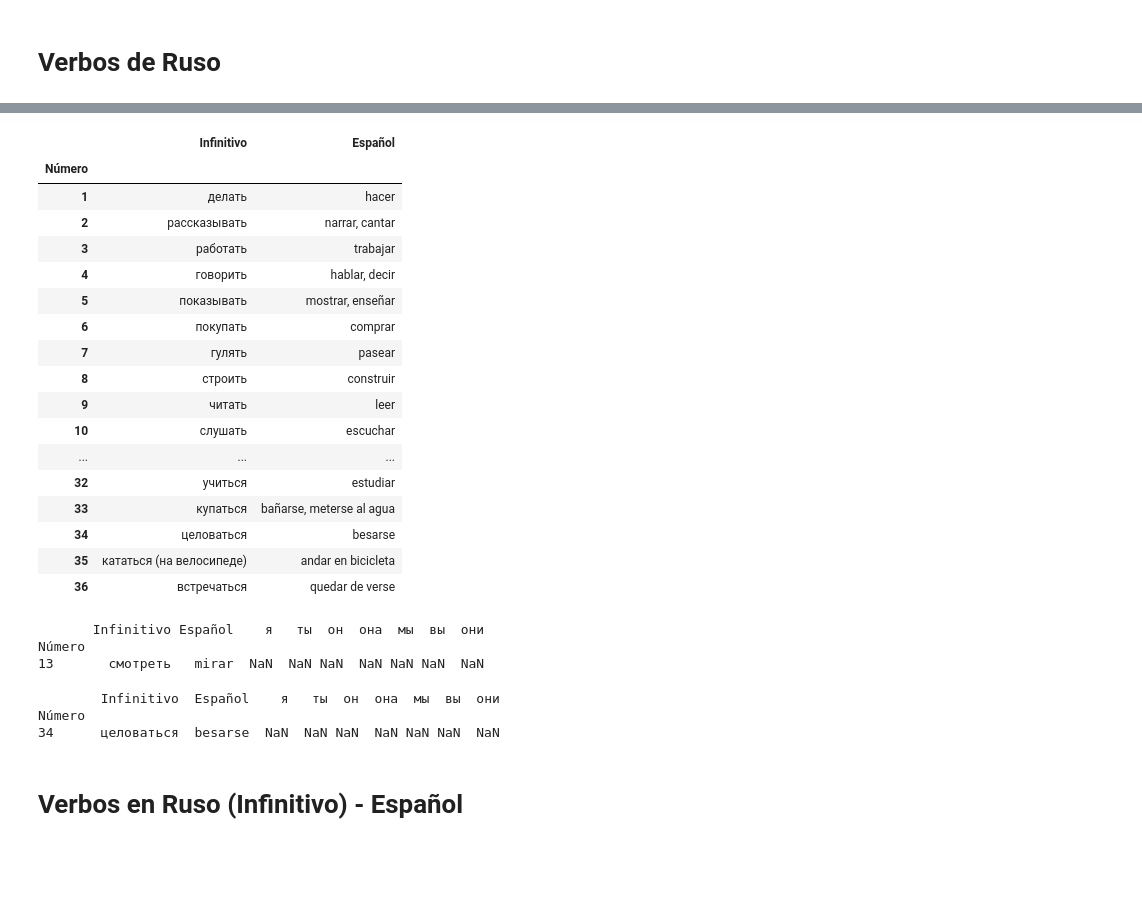
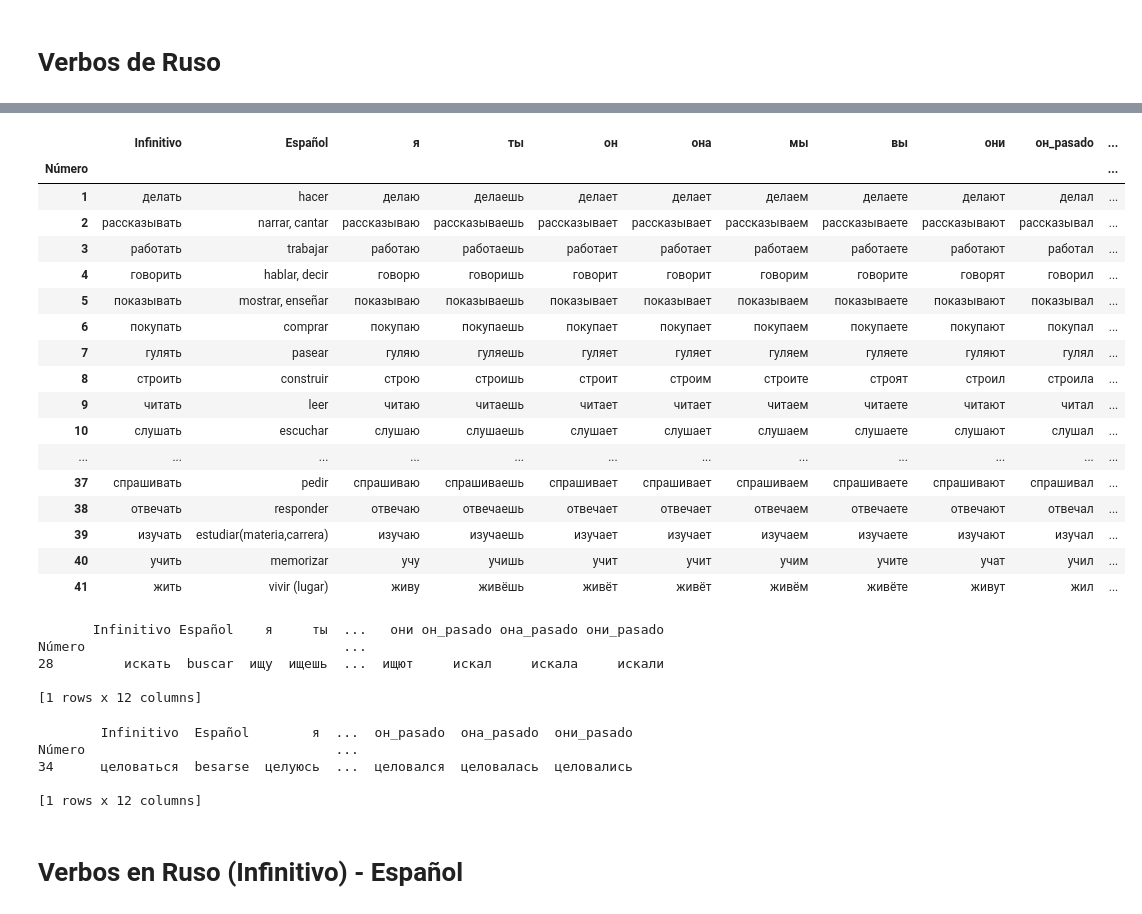
Before and after one commit to Sandiihers/Mis_collabs, a Jupyter notebook: Ruso_compartir.ipynb, the cells around one changed output, grey strips where cells are left out. Drawn from its saved outputs; the diff is of its cells as text; code cells hidden in the pictures; blank space fills up the shorter version.

```diff
--- a/Ruso_compartir.ipynb
+++ b/Ruso_compartir.ipynb
@@ -15,2 +31,4 @@ from IPython.display import Audio #Import Audio method from IPython's Display Cl
 # %%
-df=pd.read_csv('/content/drive/MyDrive/Ruso/Ruso verbos.csv')
+#df=pd.read_csv('aquí pegan la ruta')
+#ejemplo:
+df=pd.read_csv('/content/drive/MyDrive/Ruso_compartir/Ruso verbos.csv')
@@ -33,31 +37,41 @@ Successfully installed gTTS-2.2.3
 df.columns = df.columns.str.strip()
 df['Infinitivo'] = df['Infinitivo'].str.strip()
 df['Español'] = df['Español'].str.strip()
+df['я'] = df['я'].str.strip()
+df['ты'] = df['ты'].str.strip()
+df['он'] = df['он'].str.strip()
+df['она'] = df['она'].str.strip()
+df['мы'] = df['мы'].str.strip()
+df['вы'] = df['вы'].str.strip()
+df['они'] = df['они'].str.strip()
+df['он_pasado'] = df['он_pasado'].str.strip()
+df['она_pasado'] = df['она_pasado'].str.strip()
+df['они_pasado'] = df['они_pasado'].str.strip()
 #https://raullg.com/blog/pandas-eliminar-espacios-nombres-de-columnas-en-python/
 # %%
 #Escoger indices
 df.set_index("Número",inplace=True)
 # %%
 #que solo nos muestre estas columnas
-df.loc[:, ['Infinitivo', 'Español']]
+df
 # %% [output]
-|  | Infinitivo | Español |
-| Número |  |  |
-| 1 | делать | hacer |
-| 2 | рассказывать | narrar, cantar |
-| 3 | работать | trabajar |
-| 4 | говорить | hablar, decir |
-| 5 | показывать | mostrar, enseñar |
-| 6 | покупать | comprar |
-| 7 | гулять | pasear |
-| 8 | строить | construir |
-| 9 | читать | leer |
-| 10 | слушать | escuchar |
-| ... | ... | ... |
-| 32 | учиться | estudiar |
-| 33 | купаться | bañarse, meterse al agua |
-| 34 | целоваться | besarse |
-| 35 | кататься (на велосипеде) | andar en bicicleta |
-| 36 | встречаться | quedar de verse |
+|  | Infinitivo | Español | я | ты | он | она | мы | вы | они | он_pasado | ... |
+| Número |  |  |  |  |  |  |  |  |  |  | ... |
+| 1 | делать | hacer | делаю | делаешь | делает | делает | делаем | делаете | делают | делал | ... |
+| 2 | рассказывать | narrar, cantar | рассказываю | рассказываешь | рассказывает | рассказывает | рассказываем | рассказываете | рассказывают | рассказывал | ... |
+| 3 | работать | trabajar | работаю | работаешь | работает | работает | работаем | работаете | работают | работал | ... |
+| 4 | говорить | hablar, decir | говорю | говоришь | говорит | говорит | говорим | говорите | говорят | говорил | ... |
+| 5 | показывать | mostrar, enseñar | показываю | показываешь | показывает | показывает | показываем | показываете | показывают | показывал | ... |
+| 6 | покупать | comprar | покупаю | покупаешь | покупает | покупает | покупаем | покупаете | покупают | покупал | ... |
+| 7 | гулять | pasear | гуляю | гуляешь | гуляет | гуляет | гуляем | гуляете | гуляют | гулял | ... |
+| 8 | строить | construir | строю | строишь | строит | строим | строите | строят | строил | строила | ... |
+| 9 | читать | leer | читаю | читаешь | читает | читает | читаем | читаете | читают | читал | ... |
+| 10 | слушать | escuchar | слушаю | слушаешь | слушает | слушает | слушаем | слушаете | слушают | слушал | ... |
+| ... | ... | ... | ... | ... | ... | ... | ... | ... | ... | ... | ... |
+| 37 | спрашивать | pedir | спрашиваю | спрашиваешь | спрашивает | спрашивает | спрашиваем | спрашиваетe | спрашивают | спрашивал | ... |
+| 38 | отвечать | responder | отвечаю | отвечаешь | отвечает | отвечает | отвечаем | отвечаете | отвечают | отвечал | ... |
+| 39 | изучать | estudiar(materia,carrera) | изучаю | изучаешь | изучает | изучает | изучаем | изучаете | изучают | изучал | ... |
+| 40 | учить | memorizar | учу | учишь | учит | учит | учим | учите | учат | учил | ... |
+| 41 | жить | vivir (lugar) | живу | живёшь | живёт | живёт | живём | живёте | живут | жил | ... |
 # %%
 #Función para buscar palabras
@@ -68,17 +82,21 @@ def buscar_por_ruso(x):
   str(x)
   print(df.loc[df['Infinitivo'].str.contains(x)])
 # %%
-buscar_por_espaniol('mirar')
+buscar_por_espaniol('buscar')
 # %% [output]
-       Infinitivo Español    я   ты  он  она  мы  вы  они
-Número
-13       смотреть   mirar  NaN  NaN NaN  NaN NaN NaN  NaN
+       Infinitivo Español    я     ты  ...   они он_pasado она_pasado они_pasado
+Número                                 ...
+28         искать  buscar  ищу  ищешь  ...  ищют     искал     искала     искали
+
+[1 rows x 12 columns]
 # %%
 buscar_por_ruso('целоваться')
 # %% [output]
-        Infinitivo  Español    я   ты  он  она  мы  вы  они
-Número
-34      целоваться  besarse  NaN  NaN NaN  NaN NaN NaN  NaN
+        Infinitivo  Español        я  ...  он_pasado  она_pasado  они_pasado
+Número                                ...
+34      целоваться  besarse  целуюсь  ...  целовался  целовалась  целовались
+
+[1 rows x 12 columns]
 # %% [markdown]
 # Verbos en Ruso (Infinitivo) - Español
 # %%
```
Also changed, not shown: parts of 10 cells of this notebook.
